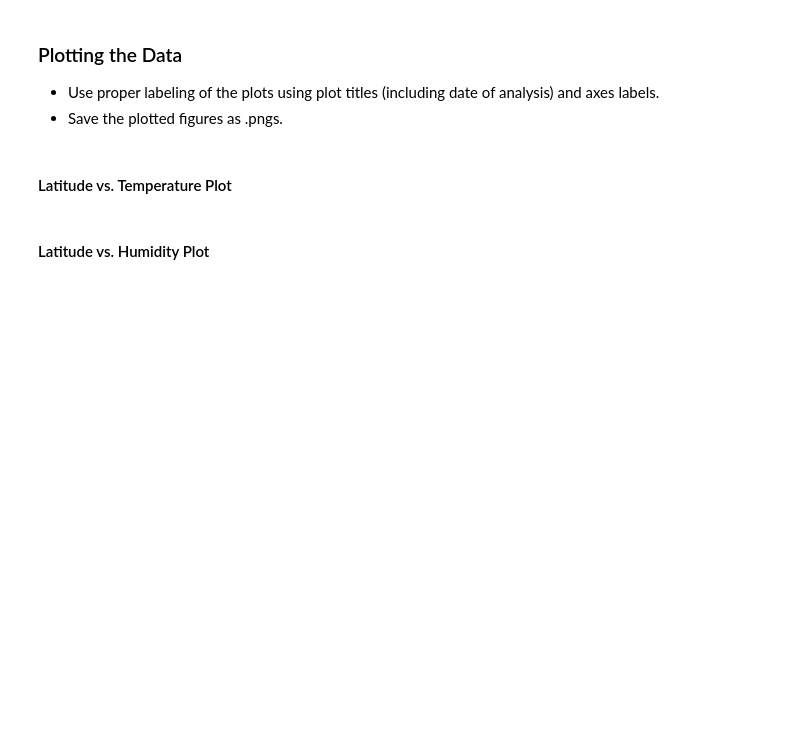
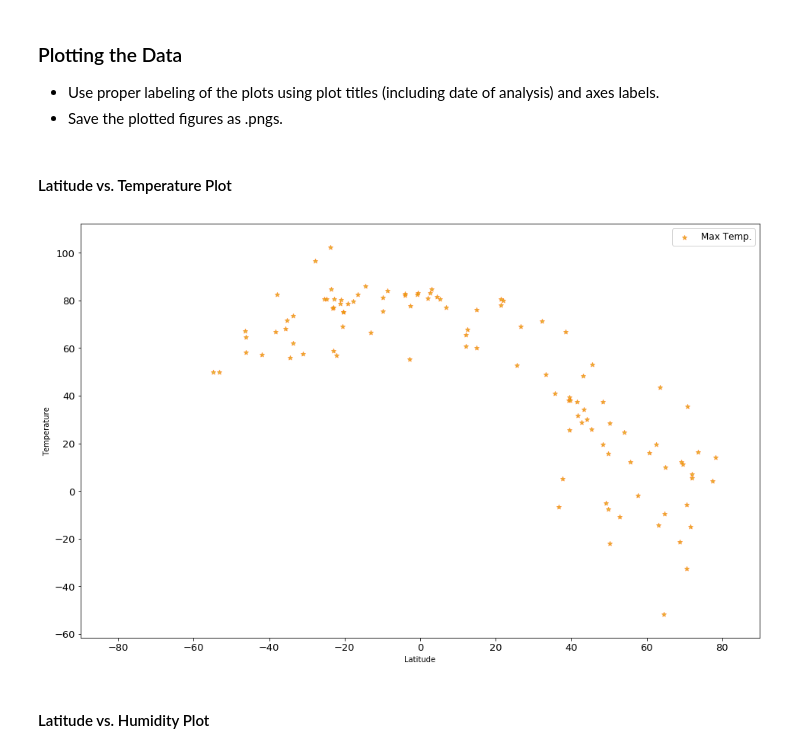
Before and after one commit to hvannia/WeatherPy, a Jupyter notebook: WeatherPy.ipynb, the cells around one changed output. Drawn from its saved outputs; the diff is of its cells as text; code cells hidden in the pictures; blank space fills up the shorter version.

```diff
--- a/WeatherPy.ipynb
+++ b/WeatherPy.ipynb
@@ -71,7 +71,7 @@ winds=[]
 # %%
 ### Perform API Calls
 url = "http://api.openweathermap.org/data/2.5/weather?"
-units = "metric"
+units = "Imperial"  # not metric
 appid = api_key
 #query_url = f"{url}appid={api_key}&units={units}&q="+city
 query_url = url+"appid="+api_key+"&units="+units+"&q="
@@ -80,7 +80,7 @@ cityCounter=1
 for city in cities:
     try:
         city_query_url = query_url+city
-       # print(city_query_url)
+        print(city_query_url)
         response = requests.get(city_query_url).json()
         rcities.append(response['name'])
         rlats.append(response['coord']['lat'])
@@ -158,6 +158,22 @@ weather_data.head()
 * Save the plotted figures as .pngs.
 # %% [markdown]
 #### Latitude vs. Temperature Plot
+# %%
+# x: lat , y: temp
+x= weather_data['Lat']
+y= weather_data['Max Temp.']
+plt.figure(figsize=(16, 10), dpi= 72, facecolor='w', edgecolor='k')
+
+plt.scatter(x,y, marker='*', facecolors='y' ,edgecolors='tab:orange',  alpha=0.75)
+#gca=get current axis
+plt.gca().set(xlim=(-90,90), ylim=(min(weather_data['Max Temp.'])-10,max(weather_data['Max Temp.'])+10), xlabel='Latitude', ylabel='Temperature')
+plt.xticks(fontsize=13)
+plt.yticks(fontsize=13)
+plt.title='Temperature (F) vs. Latitude '
+plt.legend(fontsize=12)
+plt.show()
+# %% [output]
+[figure, added]
 # %% [markdown]
 #### Latitude vs. Humidity Plot
 # %% [markdown]
```
Also changed, not shown: parts of 6 cells of this notebook.
